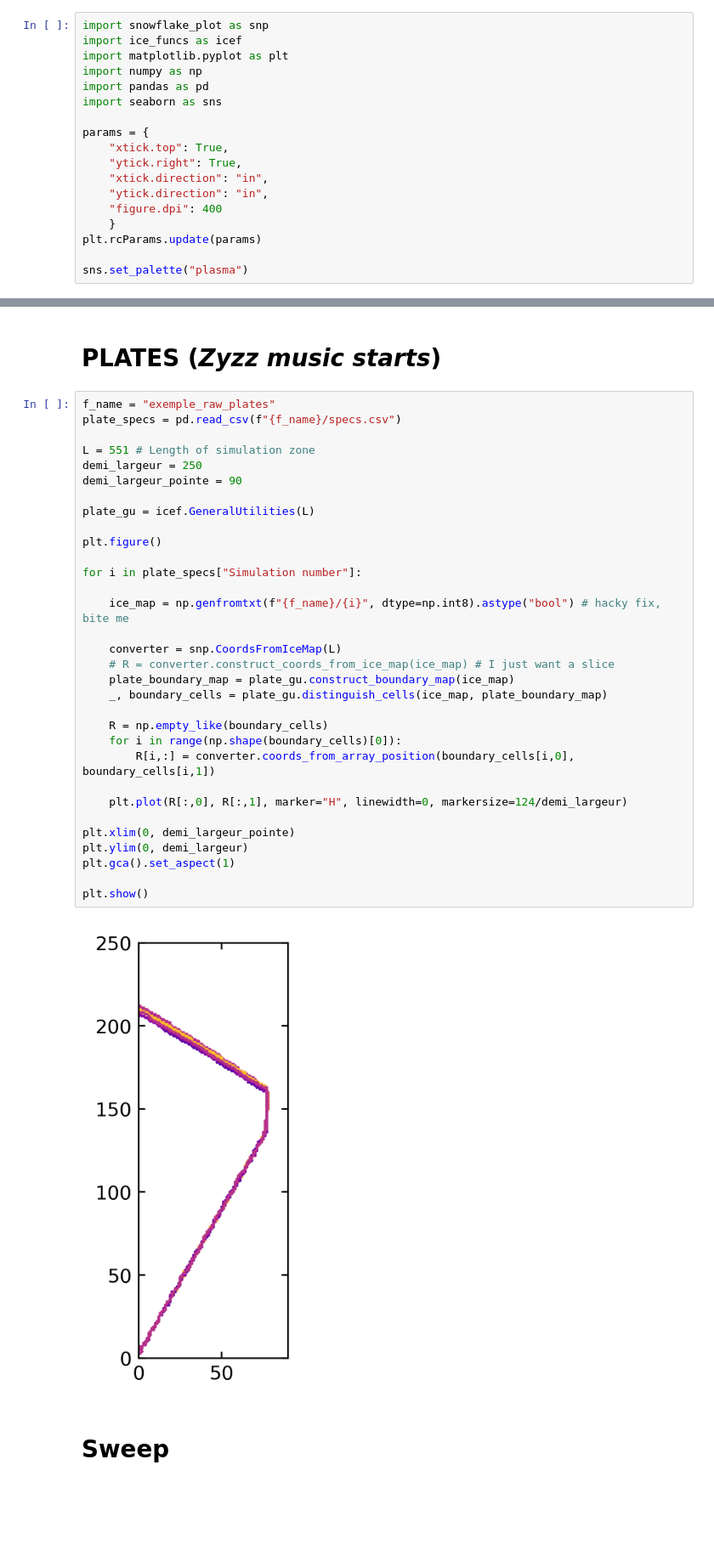
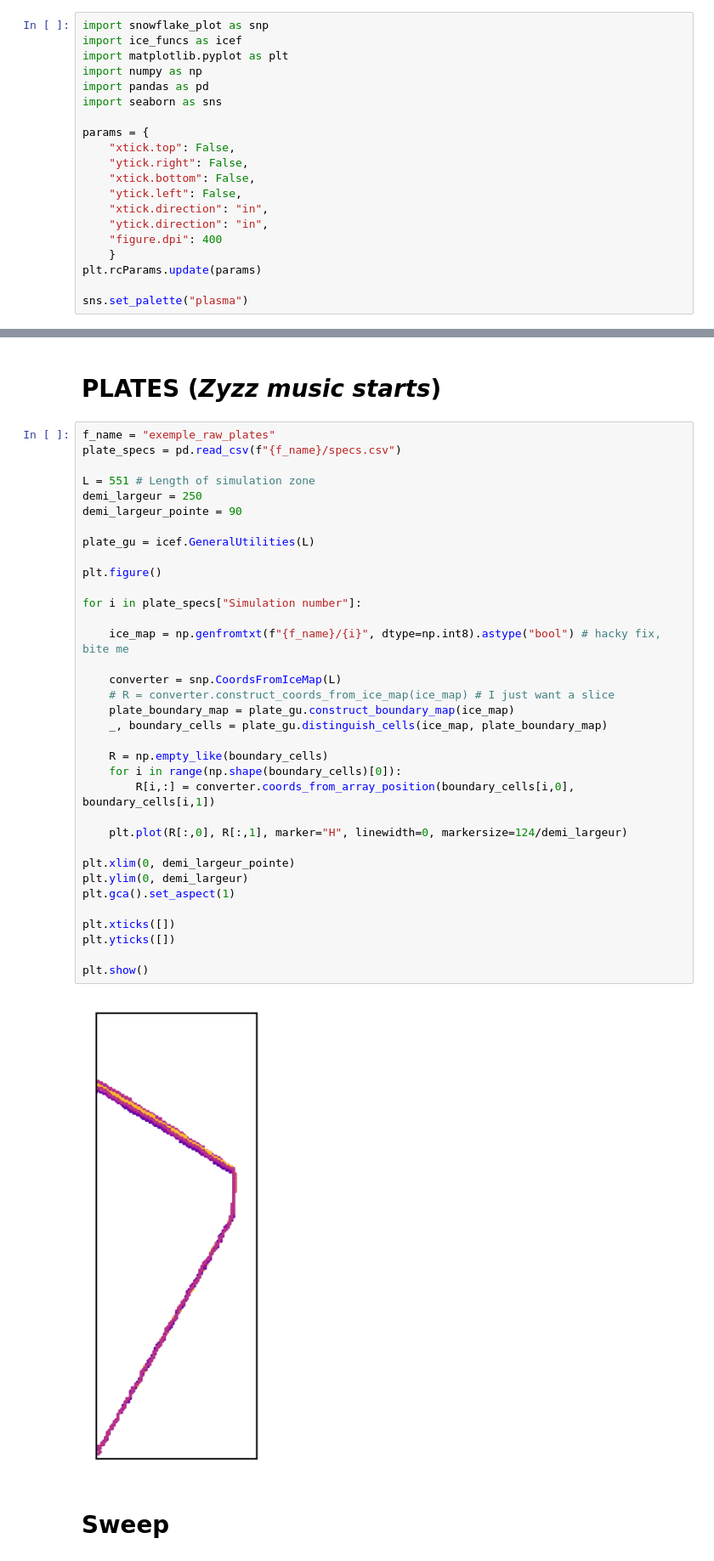
Before and after one commit to TheoNDionne/Cellular-automaton-ice, a Jupyter notebook: graphiques_resultats.ipynb, the cells around one changed output, grey strips where cells are left out. Shown: that part at 85% size. Drawn from its saved outputs; the diff is of its cells as text; blank space fills up the shorter version.

```diff
--- a/graphiques_resultats.ipynb
+++ b/graphiques_resultats.ipynb
@@ -7,8 +7,10 @@ import pandas as pd
 import seaborn as sns
 
 params = {
-    "xtick.top": True,
-    "ytick.right": True,
+    "xtick.top": False,
+    "ytick.right": False,
+    "xtick.bottom": False,
+    "ytick.left": False,
     "xtick.direction": "in",
     "ytick.direction": "in",
     "figure.dpi": 400
@@ -60,34 +66,37 @@ plate_specs = pd.read_csv(f"{f_name}/specs.csv")
 
 L = 551 # Length of simulation zone
 demi_largeur = 250
 demi_largeur_pointe = 90
 
 plate_gu = icef.GeneralUtilities(L)
 
 plt.figure()
 
 for i in plate_specs["Simulation number"]:
 
     ice_map = np.genfromtxt(f"{f_name}/{i}", dtype=np.int8).astype("bool") # hacky fix, bite me
 
     converter = snp.CoordsFromIceMap(L)
     # R = converter.construct_coords_from_ice_map(ice_map) # I just want a slice
     plate_boundary_map = plate_gu.construct_boundary_map(ice_map)
     _, boundary_cells = plate_gu.distinguish_cells(ice_map, plate_boundary_map)
 
     R = np.empty_like(boundary_cells)
     for i in range(np.shape(boundary_cells)[0]):
         R[i,:] = converter.coords_from_array_position(boundary_cells[i,0], boundary_cells[i,1])
 
     plt.plot(R[:,0], R[:,1], marker="H", linewidth=0, markersize=124/demi_largeur)
 
 plt.xlim(0, demi_largeur_pointe)
 plt.ylim(0, demi_largeur)
 plt.gca().set_aspect(1)
 
+plt.xticks([])
+plt.yticks([])
+
 plt.show()
 # %% [output]
-[figure, old version]
+[figure, new version]
 # %% [markdown]
 # Sweep
 # %%
```
Also changed, not shown: parts of 4 cells of this notebook, 1 other file.
